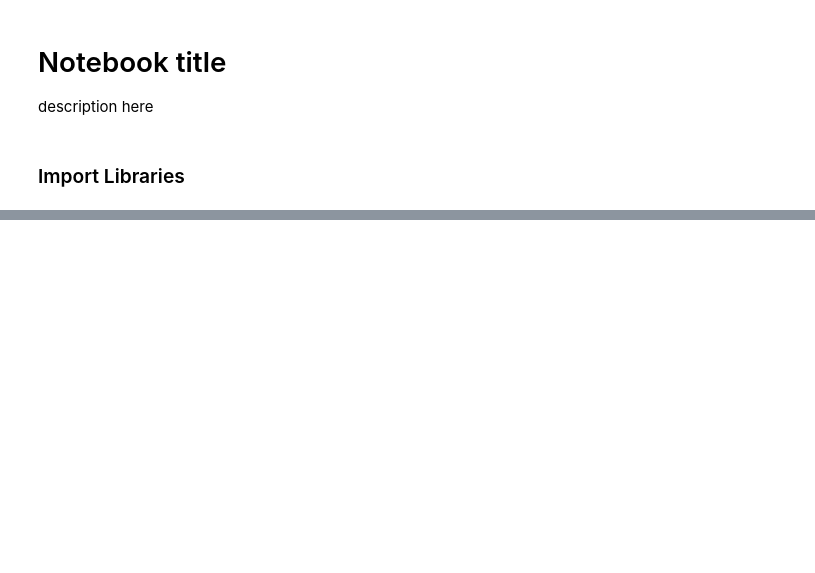
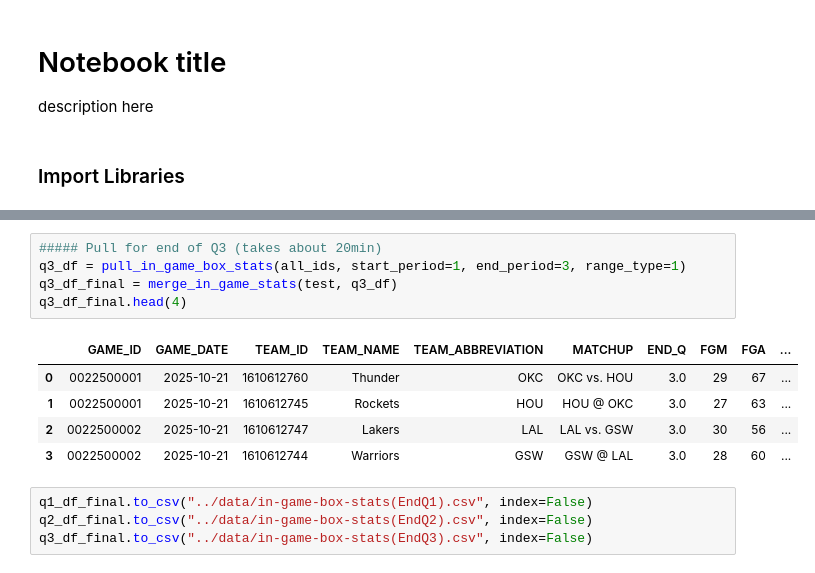
Before and after one commit to brad-hof/Milestone2, a Jupyter notebook: Notebooks/nba_stats_data.ipynb, the cells around one changed output, grey strips where cells are left out. Cells and saved outputs as stored; diff of their text form; blank space fills up the shorter version.

```diff
--- a/Notebooks/nba_stats_data.ipynb
+++ b/Notebooks/nba_stats_data.ipynb
@@ -109,0 +225,15 @@ Fill this out later
+# %%
+##### Pull for end of Q3 (takes about 20min)
+q3_df = pull_in_game_box_stats(all_ids, start_period=1, end_period=3, range_type=1)
+q3_df_final = merge_in_game_stats(test, q3_df)
+q3_df_final.head(4)
+# %% [output]
+|  | GAME_ID | GAME_DATE | TEAM_ID | TEAM_NAME | TEAM_ABBREVIATION | MATCHUP | END_Q | FGM | FGA | ... |
+| 0 | 0022500001 | 2025-10-21 | 1610612760 | Thunder | OKC | OKC vs. HOU | 3.0 | 29 | 67 | ... |
+| 1 | 0022500001 | 2025-10-21 | 1610612745 | Rockets | HOU | HOU @ OKC | 3.0 | 27 | 63 | ... |
+| 2 | 0022500002 | 2025-10-21 | 1610612747 | Lakers | LAL | LAL vs. GSW | 3.0 | 30 | 56 | ... |
+| 3 | 0022500002 | 2025-10-21 | 1610612744 | Warriors | GSW | GSW @ LAL | 3.0 | 28 | 60 | ... |
+# %%
+q1_df_final.to_csv("../data/in-game-box-stats(EndQ1).csv", index=False)
+q2_df_final.to_csv("../data/in-game-box-stats(EndQ2).csv", index=False)
+q3_df_final.to_csv("../data/in-game-box-stats(EndQ3).csv", index=False)
```
Also changed, not shown: parts of 15 cells of this notebook, 9 other files.
